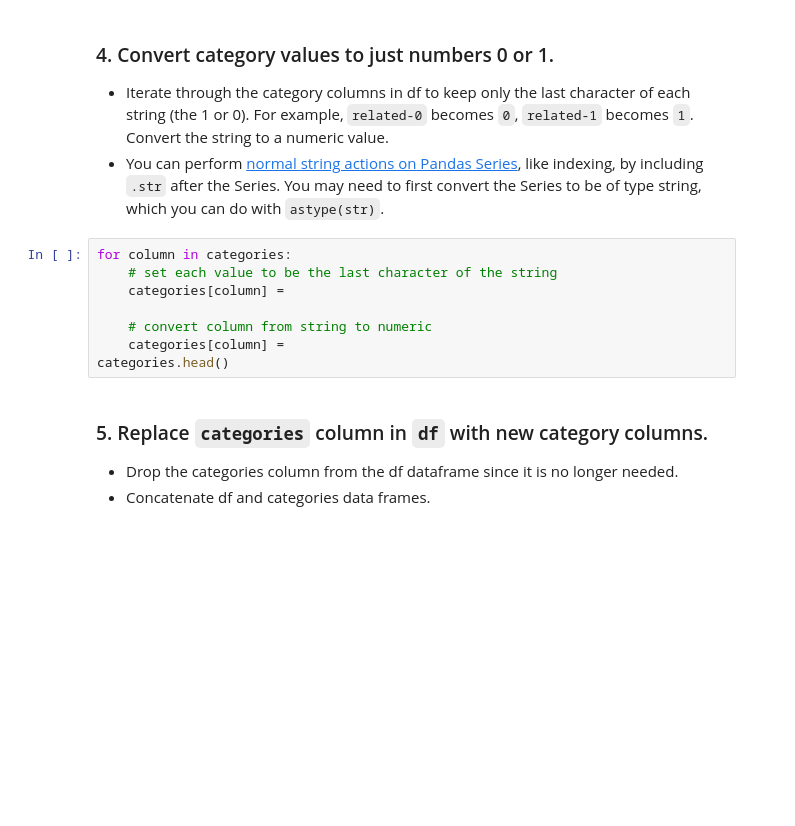
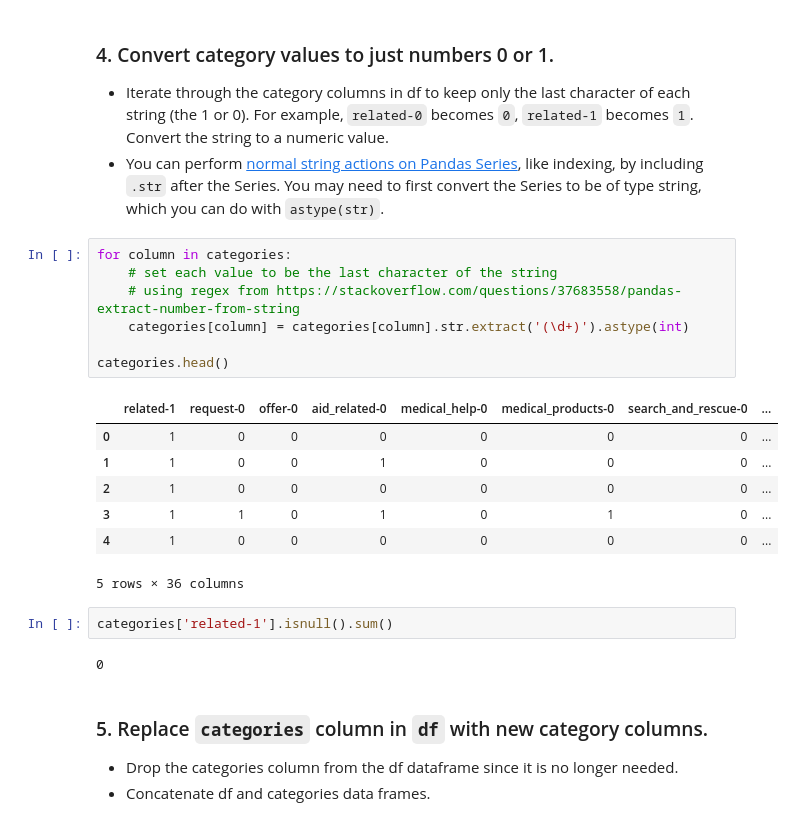
Before and after one commit to suebatista/Disaster-Response-Pipeline-Udacity, a Jupyter notebook: ETL Pipeline Preparation.ipynb, the cells around one changed output. Drawn from its saved outputs; the diff is of its cells as text; blank space fills up the shorter version.

```diff
--- a/ETL Pipeline Preparation.ipynb
+++ b/ETL Pipeline Preparation.ipynb
@@ -73,11 +73,22 @@ categories.head()
 # %%
 for column in categories:
     # set each value to be the last character of the string
-    categories[column] =
+    # using regex from https://stackoverflow.com/questions/37683558/pandas-extract-number-from-string
+    categories[column] = categories[column].str.extract('(\d+)').astype(int)
 
-    # convert column from string to numeric
-    categories[column] =
 categories.head()
+# %% [output]
+|  | related-1 | request-0 | offer-0 | aid_related-0 | medical_help-0 | medical_products-0 | search_and_rescue-0 | ... |
+| 0 | 1 | 0 | 0 | 0 | 0 | 0 | 0 | ... |
+| 1 | 1 | 0 | 0 | 1 | 0 | 0 | 0 | ... |
+| 2 | 1 | 0 | 0 | 0 | 0 | 0 | 0 | ... |
+| 3 | 1 | 1 | 0 | 1 | 0 | 1 | 0 | ... |
+| 4 | 1 | 0 | 0 | 0 | 0 | 0 | 0 | ... |
+5 rows × 36 columns
+# %%
+categories['related-1'].isnull().sum()
+# %% [output]
+0
 # %% [markdown]
 ### 5. Replace `categories` column in `df` with new category columns.
 - Drop the categories column from the df dataframe since it is no longer needed.
```
Also changed, not shown: parts of 9 cells of this notebook, 2 other files.
